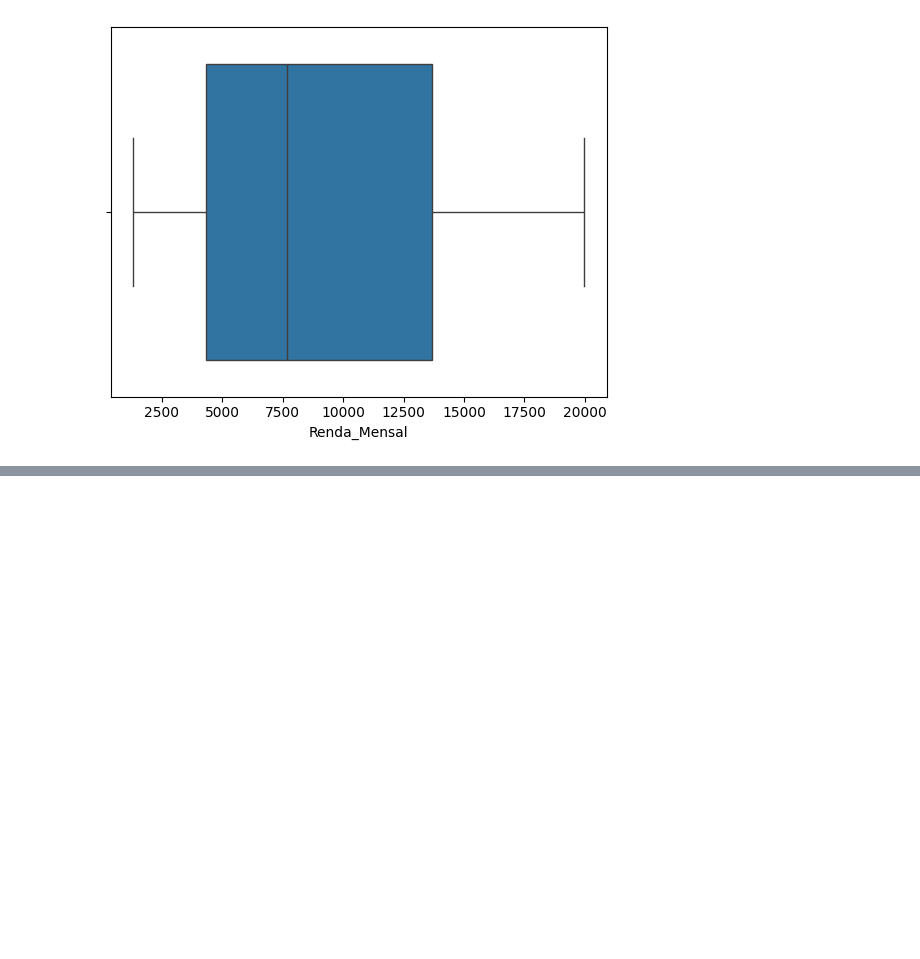
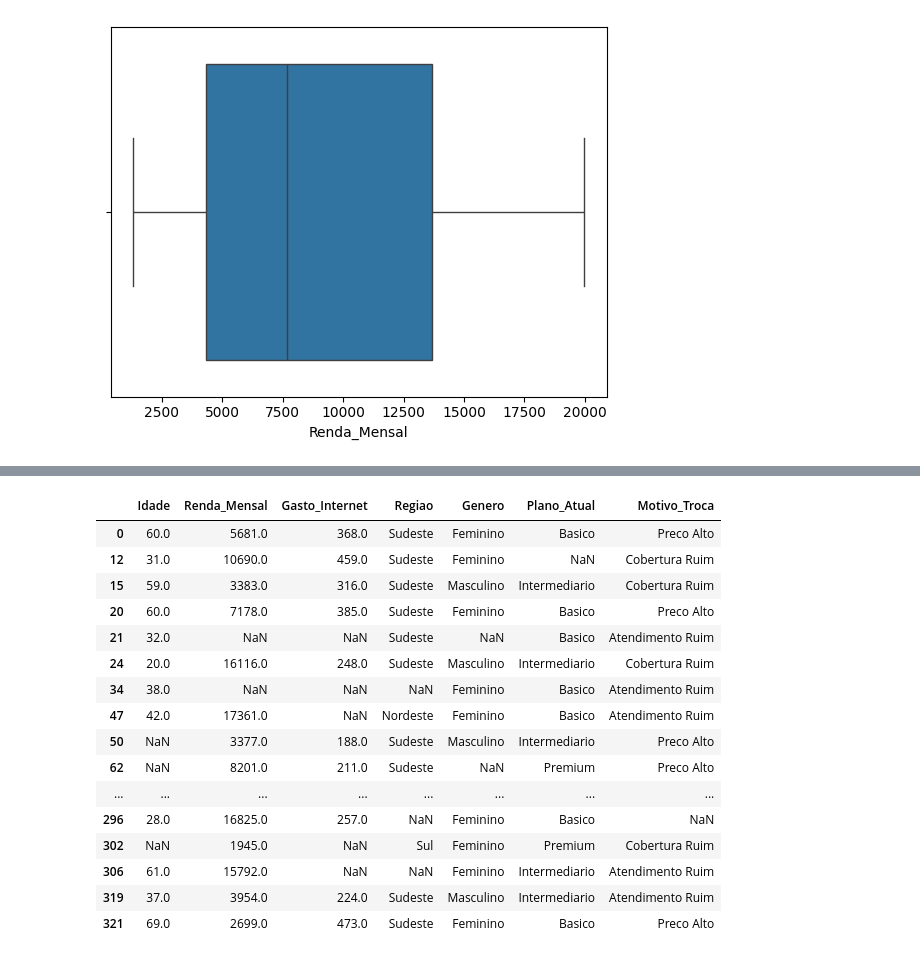
Before and after one commit to Joao-Gabriel05/Telecconect_analysis, a Jupyter notebook: limpeza_de_dados.ipynb, the cells around one changed output, grey strips where cells are left out. Cells and saved outputs as stored; diff of their text form; code cells hidden in the pictures; blank space fills up the shorter version.

```diff
--- a/limpeza_de_dados.ipynb
+++ b/limpeza_de_dados.ipynb
@@ -347,0 +391,18 @@ def impute_mixed_data(df):
+# %%
+# Function to introduce 20% NaN values randomly
+def introduce_nan(df, fraction=0.2, random_state=50):
+    np.random.seed(random_state)
+    df_with_nan = df.copy()
+    total_values = df.size
+    nan_count = int(total_values * fraction)
+
+    nan_indices = [
+        (row, col)
+        for row in range(df.shape[0])
+        for col in range(df.shape[1])
+    ]
+    nan_indices = np.random.choice(len(nan_indices), nan_count, replace=False)
+    for idx in nan_indices:
+        row, col = divmod(idx, df.shape[1])
+        df_with_nan.iat[row, col] = np.nan
+    return df_with_nan
@@ -347,0 +432,20 @@ def impute_mixed_data(df):
+# %%
+df_with_nan.head(50)
+# %% [output]
+|  | Idade | Renda_Mensal | Gasto_Internet | Regiao | Genero | Plano_Atual | Motivo_Troca |
+| 0 | 60.0 | 5681.0 | 368.0 | Sudeste | Feminino | Basico | Preco Alto |
+| 12 | 31.0 | 10690.0 | 459.0 | Sudeste | Feminino | NaN | Cobertura Ruim |
+| 15 | 59.0 | 3383.0 | 316.0 | Sudeste | Masculino | Intermediario | Cobertura Ruim |
+| 20 | 60.0 | 7178.0 | 385.0 | Sudeste | Feminino | Basico | Preco Alto |
+| 21 | 32.0 | NaN | NaN | Sudeste | NaN | Basico | Atendimento Ruim |
+| 24 | 20.0 | 16116.0 | 248.0 | Sudeste | Masculino | Intermediario | Cobertura Ruim |
+| 34 | 38.0 | NaN | NaN | NaN | Feminino | Basico | Atendimento Ruim |
+| 47 | 42.0 | 17361.0 | NaN | Nordeste | Feminino | Basico | Atendimento Ruim |
+| 50 | NaN | 3377.0 | 188.0 | Sudeste | Masculino | Intermediario | Preco Alto |
+| 62 | NaN | 8201.0 | 211.0 | Sudeste | NaN | Premium | Preco Alto |
+| ... | ... | ... | ... | ... | ... | ... | ... |
+| 296 | 28.0 | 16825.0 | 257.0 | NaN | Feminino | Basico | NaN |
+| 302 | NaN | 1945.0 | NaN | Sul | Feminino | Premium | Cobertura Ruim |
+| 306 | 61.0 | 15792.0 | NaN | NaN | Feminino | Intermediario | Atendimento Ruim |
+| 319 | 37.0 | 3954.0 | 224.0 | Sudeste | Masculino | Intermediario | Atendimento Ruim |
+| 321 | 69.0 | 2699.0 | 473.0 | Sudeste | Feminino | Basico | Preco Alto |
```
Also changed, not shown: parts of 28 cells of this notebook, 1 other file.
